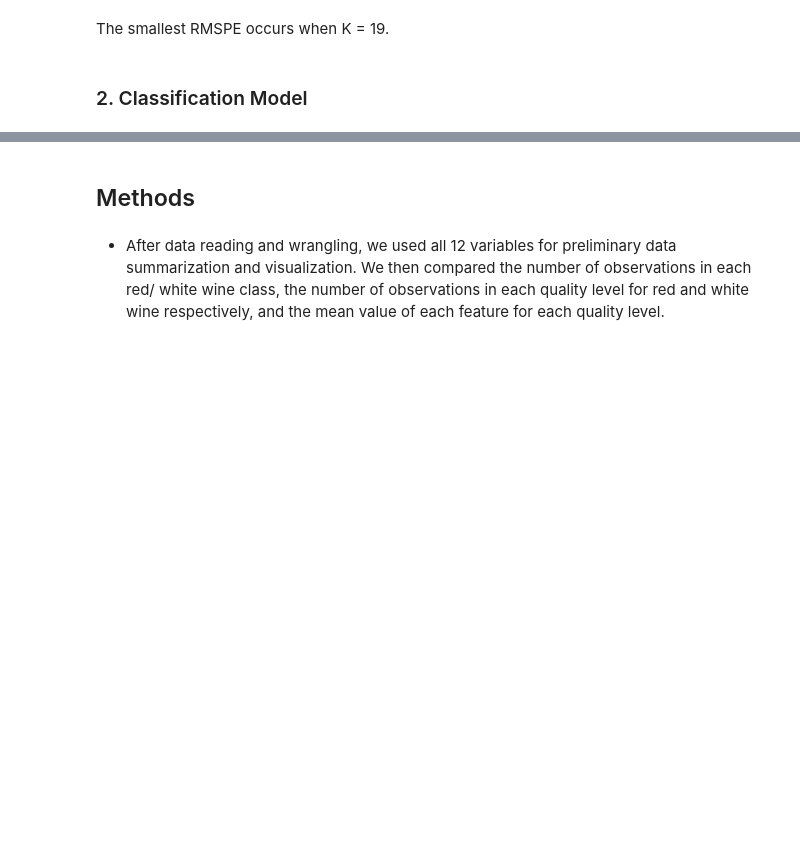
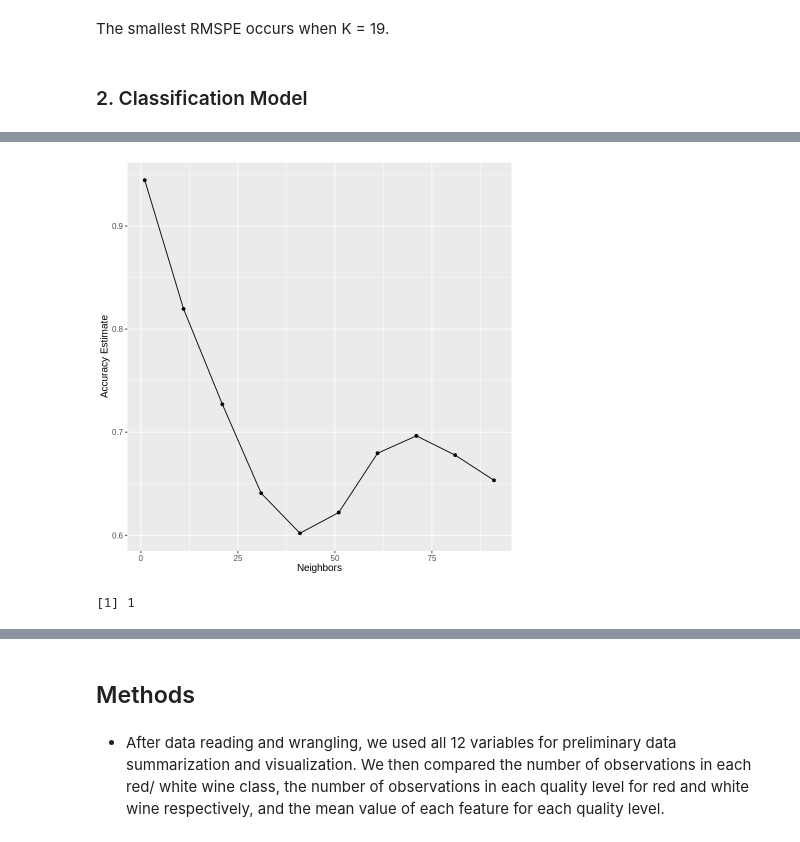
Before and after one commit to AlexNgGit/DSCI-GROUP-3, a Jupyter notebook: src/proposal.ipynb, the cells around one changed output, grey strips where cells are left out. Cells and saved outputs as stored; diff of their text form; code cells hidden in the pictures; blank space fills up the shorter version.

```diff
--- a/src/proposal.ipynb
+++ b/src/proposal.ipynb
@@ -229,6 +337,6 @@ wine_class_testing <- testing(wine_class_split)
 # %%
 # Create a recipe
 knn_recipe <- recipe(quality ~ ., data = wine_class_training) |>
-    step_scale(all_numeric_predictors()) |>
-    step_center(all_numeric_predictors()) |>
-    step_upsample(quality, over_ratio = 1, skip = TRUE)
+              step_upsample(quality, over_ratio = 1, skip = TRUE) |>
+              step_scale(all_predictors()) |>
+              step_center(all_predictors())
@@ -250,9 +347,18 @@ knn_recipe_final <- recipe(quality ~ ., data = prepped_train_wine)
 # %%
 wine_vfold <- vfold_cv(wine_class_training, v = 5, strata = quality)
 # %%
-gridvals <- tibble(neighbors = seq(from = 10, to = 50, by = 10))
+gridvals <- tibble(neighbors = seq(from = 1, to = 100, by = 10))
 # %%
 knn_fit <- workflow() |>
-                add_recipe(knn_recipe_final) |>
+                add_recipe(knn_recipe) |>
                 add_model(knn_spec) |>
                 tune_grid(resamples = wine_vfold, grid = gridvals)
+# %%
+knn_eval_rst <- knn_fit |>
+                collect_metrics() |>
+                filter(.metric == "accuracy")
+
+top_5_neighbor <-  knn_eval_rst |>
+                   slice_max(order_by = mean, n = 5)
+
+top_5_neighbor
@@ -259,5 +374,18 @@ knn_fit <- workflow() |>
+# %%
+accuracy_vs_k <- ggplot(knn_eval_rst, aes(x = neighbors, y = mean)) +
+  geom_point() +
+  geom_line() +
+  labs(x = "Neighbors", y = "Accuracy Estimate") +
+  theme(text = element_text(size = 12))
+
+accuracy_vs_k
+# %% [output]
+[figure, added]
 # %%
 best_k <- knn_fit |>
           select_best("accuracy") |>
           pull(neighbors)
+best_k
+# %% [output]
+[1] 1
 # %%
```
Also changed, not shown: parts of 26 cells of this notebook, 1 other file.
